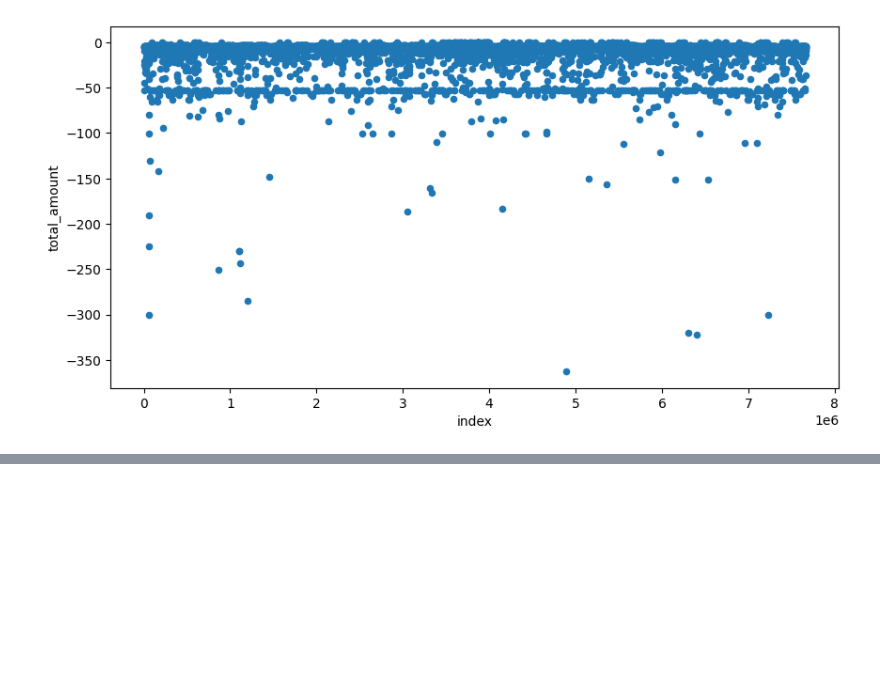
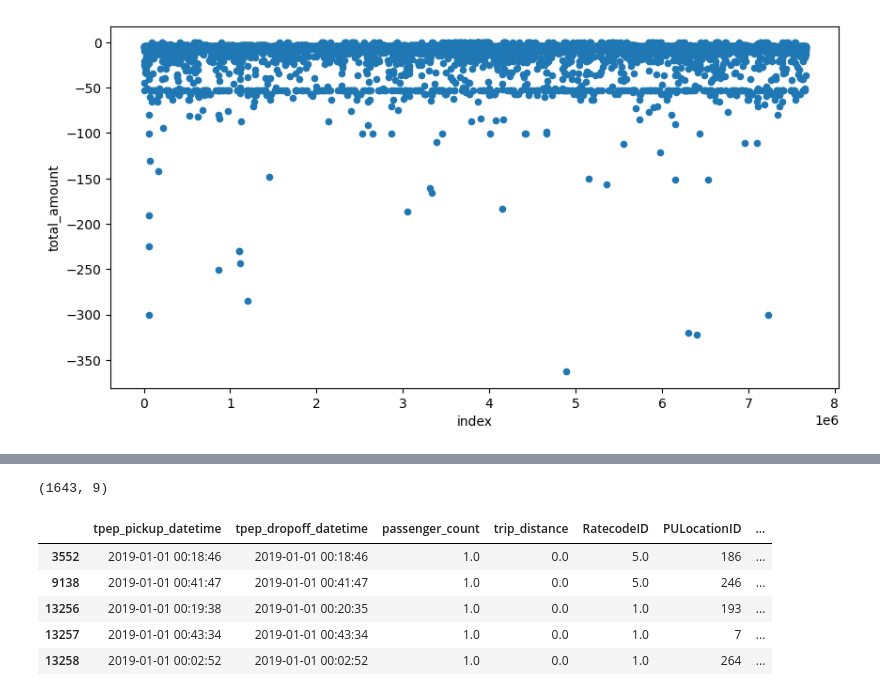
Before and after one commit to Iqbaal230902/DataScience, a Jupyter notebook: analyst.ipynb, the cells around one changed output, grey strips where cells are left out. Saved outputs shown, nothing was run; the diff lists cells and outputs as text; code cells hidden in the pictures; blank space fills up the shorter version.

```diff
--- a/analyst.ipynb
+++ b/analyst.ipynb
@@ -88,0 +113,11 @@ taxi_data[taxi_data['total_amount']<0].reset_index().plot(kind='scatter', y='tot
+# %%
+print(taxi_data[taxi_data['total_amount']==0].shape)
+taxi_data[taxi_data['total_amount']==0].head()
+# %% [output]
+(1643, 9)
+|  | tpep_pickup_datetime | tpep_dropoff_datetime | passenger_count | trip_distance | RatecodeID | PULocationID | ... |
+| 3552 | 2019-01-01 00:18:46 | 2019-01-01 00:18:46 | 1.0 | 0.0 | 5.0 | 186 | ... |
+| 9138 | 2019-01-01 00:41:47 | 2019-01-01 00:41:47 | 1.0 | 0.0 | 5.0 | 246 | ... |
+| 13256 | 2019-01-01 00:19:38 | 2019-01-01 00:20:35 | 1.0 | 0.0 | 1.0 | 193 | ... |
+| 13257 | 2019-01-01 00:43:34 | 2019-01-01 00:43:34 | 1.0 | 0.0 | 1.0 | 7 | ... |
+| 13258 | 2019-01-01 00:02:52 | 2019-01-01 00:02:52 | 1.0 | 0.0 | 1.0 | 264 | ... |
```
Also changed, not shown: parts of 9 cells of this notebook.
